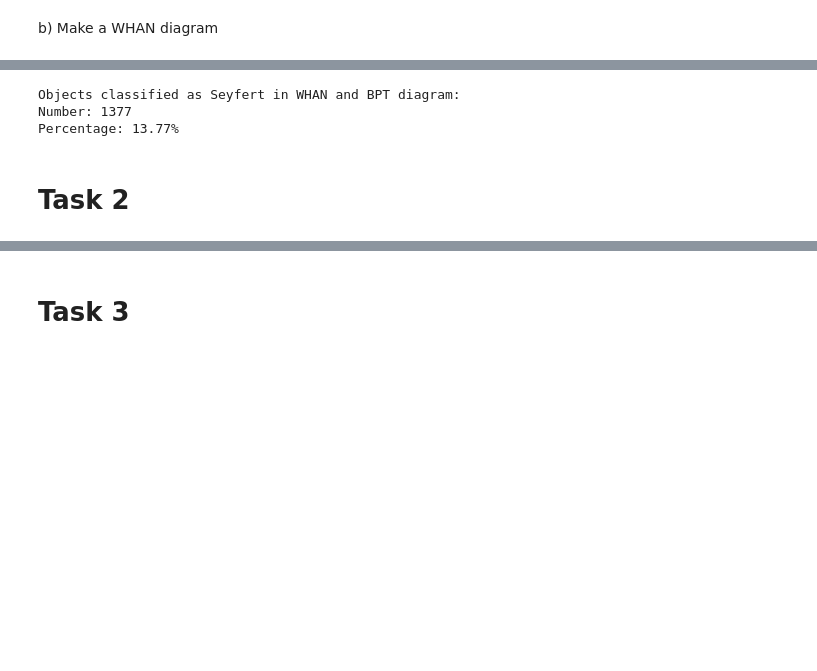
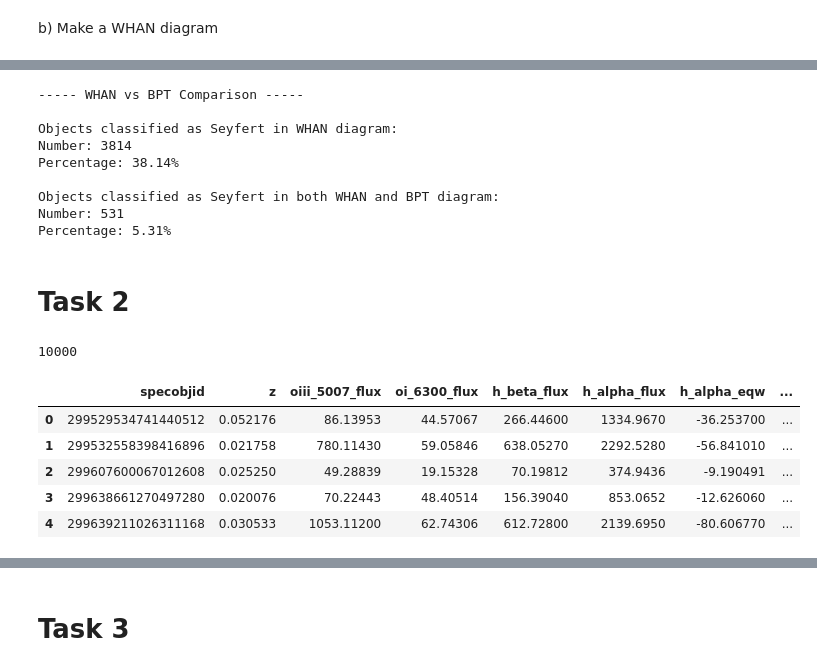
Before and after one commit to IsaacLP/AGN, a Jupyter notebook: project/final_project.ipynb, the cells around one changed output, grey strips where cells are left out. Saved outputs shown, nothing was run; the diff lists cells and outputs as text; code cells hidden in the pictures; blank space fills up the shorter version.

```diff
--- a/project/final_project.ipynb
+++ b/project/final_project.ipynb
@@ -193,14 +213,26 @@ plt.show()
 # %%
-# Count objects classified as Seyfert in WHAN diagram that also are AGN in BPT diagram
-seyfert_whan = (result['nii_halpha_ratio'] > 0.4)
-both_seyfert = seyfert_whan & (result['BPT_class'] == 'AGN')
+# Count objects classified as Seyfert in WHAN diagram that also are Seyfert in BPT diagram
+seyfert_whan = (result['nii_halpha_ratio'] > 0.4 ) & (result['abs_h_alpha_eqw'] > 6)
+both_seyfert = seyfert_whan & (result['BPT_class'] == 'Seyfert')
 
-print('Objects classified as Seyfert in WHAN and BPT diagram:\n'
+print('----- WHAN vs BPT Comparison -----\n')
+
+print('Objects classified as Seyfert in WHAN diagram:\n'
+      f'Number: {seyfert_whan.sum()}\n'
+      f'Percentage: {seyfert_whan.sum() / len(result) * 100:.2f}%\n')
+
+print('Objects classified as Seyfert in both WHAN and BPT diagram:\n'
       f'Number: {both_seyfert.sum()}\n'
       f'Percentage: {both_seyfert.sum() / len(result) * 100:.2f}%')
 # %% [output]
-Objects classified as Seyfert in WHAN and BPT diagram:
-Number: 1377
-Percentage: 13.77%
+----- WHAN vs BPT Comparison -----
+
+Objects classified as Seyfert in WHAN diagram:
+Number: 3814
+Percentage: 38.14%
+
+Objects classified as Seyfert in both WHAN and BPT diagram:
+Number: 531
+Percentage: 5.31%
 # %% [markdown]
 # Task 2
@@ -206,0 +310,14 @@ Percentage: 13.77%
+# %%
+result_wise = pd.read_csv('agn_sample_wise.csv')
+len(result_wise)
+# %% [output]
+10000
+# %%
+result_wise.head()
+# %% [output]
+|  | specobjid | z | oiii_5007_flux | oi_6300_flux | h_beta_flux | h_alpha_flux | h_alpha_eqw | ... |
+| 0 | 299529534741440512 | 0.052176 | 86.13953 | 44.57067 | 266.44600 | 1334.9670 | -36.253700 | ... |
+| 1 | 299532558398416896 | 0.021758 | 780.11430 | 59.05846 | 638.05270 | 2292.5280 | -56.841010 | ... |
+| 2 | 299607600067012608 | 0.025250 | 49.28839 | 19.15328 | 70.19812 | 374.9436 | -9.190491 | ... |
+| 3 | 299638661270497280 | 0.020076 | 70.22443 | 48.40514 | 156.39040 | 853.0652 | -12.626060 | ... |
+| 4 | 299639211026311168 | 0.030533 | 1053.11200 | 62.74306 | 612.72800 | 2139.6950 | -80.606770 | ... |
```
Also changed, not shown: parts of 16 cells of this notebook, 3 other files.
